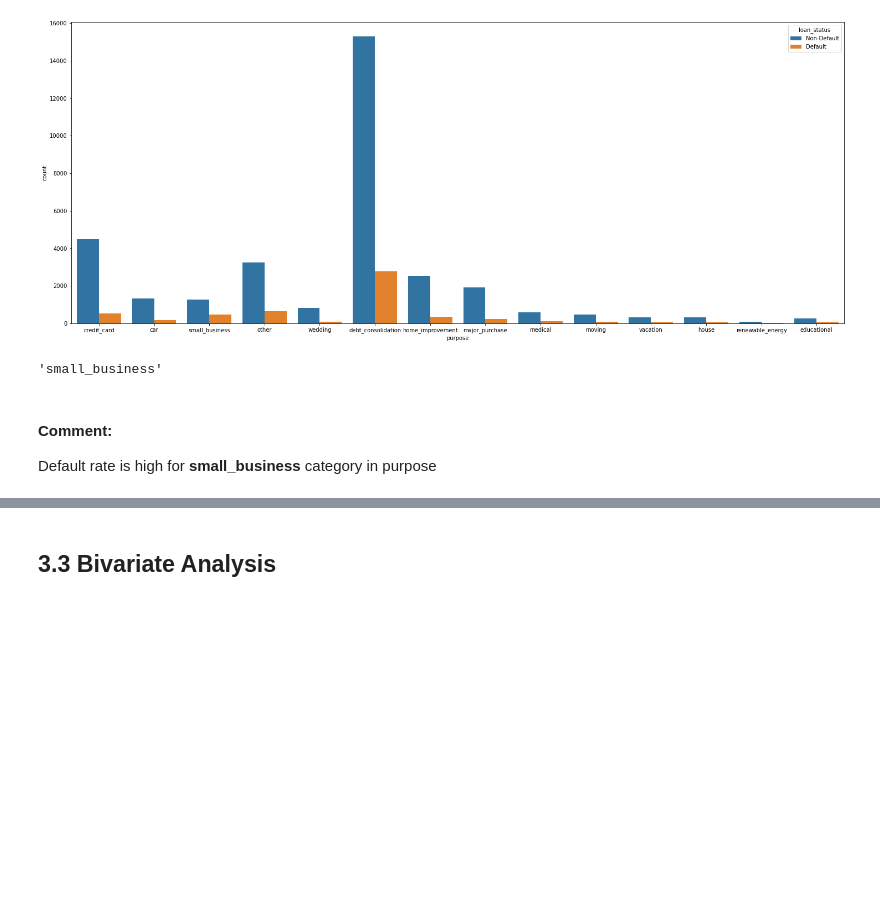
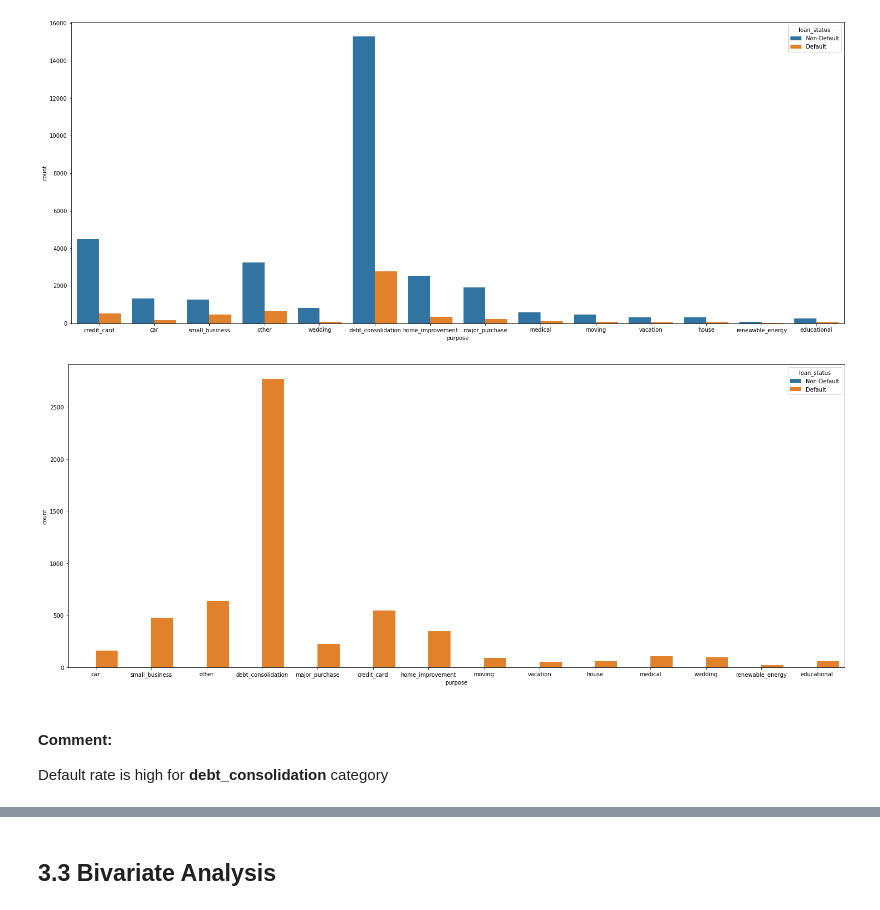
Before and after one commit to JerinJK/Lending_Club, a Jupyter notebook: EDA_Lending Club.ipynb, the cells around one changed output, grey strips where cells are left out. Saved outputs shown, nothing was run; the diff lists cells and outputs as text; code cells hidden in the pictures; blank space fills up the shorter version.

```diff
--- a/EDA_Lending Club.ipynb
+++ b/EDA_Lending Club.ipynb
@@ -853,11 +859,13 @@ sns.countplot(data=loan_df, x='purpose', hue=temp_loan_status)
 plt.show()
 # %% [output]
 [figure]
-# %%
-#Checking the max. defaulter category in purpose
-(loan_df.groupby('purpose')['loan_status'].sum()/loan_df['purpose'].value_counts() * 100).idxmax()
-# %% [output]
-'small_business'
+# %%
+#Get the count of defaulters in each category of purpose
+plt.figure(figsize=(25, 10))
+sns.countplot(data=loan_temp_df, x='purpose', hue=temp_loan_status)
+plt.show()
+# %% [output]
+[figure, added]
 # %% [markdown]
 #### Comment:
-Default rate is high for **small_business** category in purpose
+Default rate is high for **debt_consolidation** category
```
Also changed, not shown: parts of 19 cells of this notebook.
